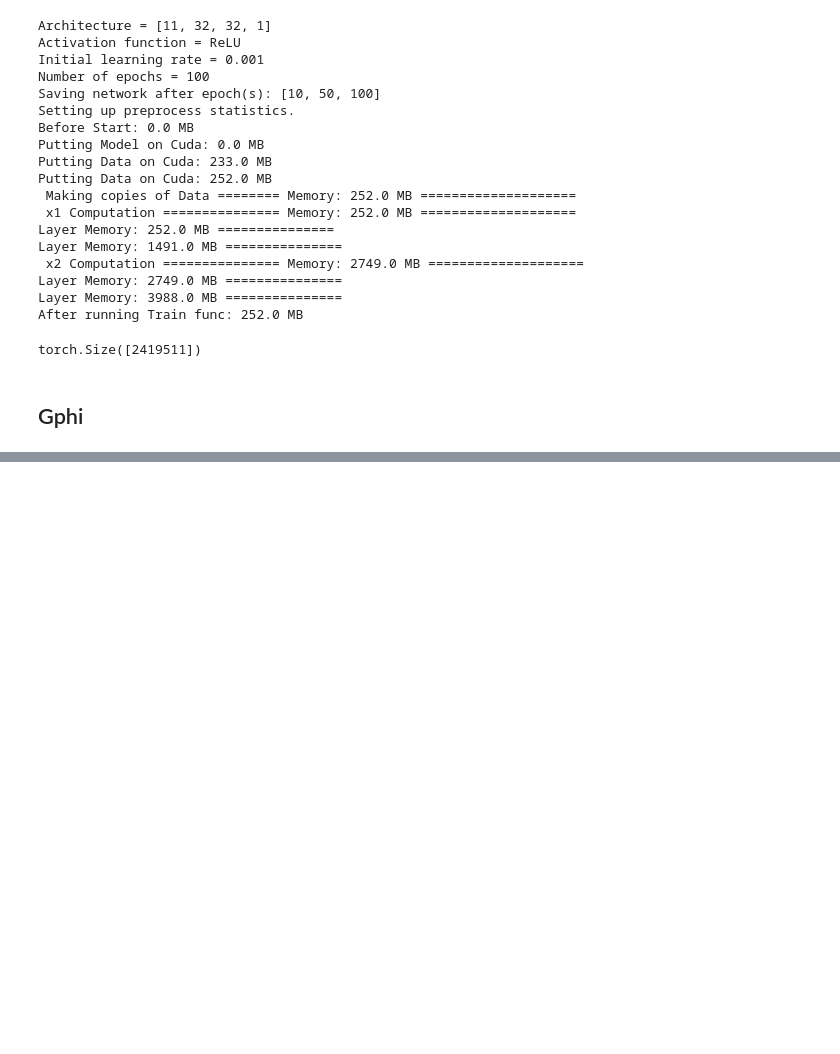
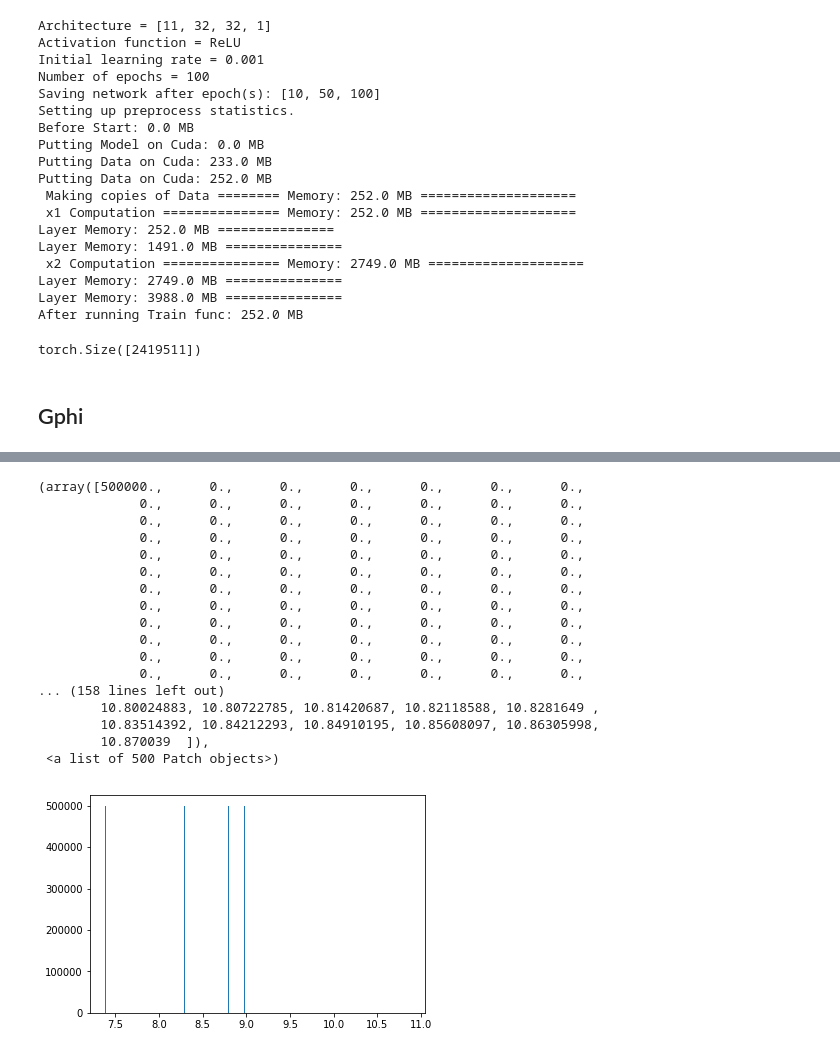
Before and after one commit to wulzer/ParametrizedClassifier, a Jupyter notebook: Example_Training.ipynb, the cells around one changed output, grey strips where cells are left out. Cells and saved outputs as stored; diff of their text form; code cells hidden in the pictures; blank space fills up the shorter version.

```diff
--- a/Example_Training.ipynb
+++ b/Example_Training.ipynb
@@ -274,0 +634,21 @@ KeyboardInterrupt:
+# %%
+plt.hist(torch.cat(td.BSMWeightsList),bins=500)
+# %% [output]
+(array([500000.,      0.,      0.,      0.,      0.,      0.,      0.,
+             0.,      0.,      0.,      0.,      0.,      0.,      0.,
+             0.,      0.,      0.,      0.,      0.,      0.,      0.,
+             0.,      0.,      0.,      0.,      0.,      0.,      0.,
+             0.,      0.,      0.,      0.,      0.,      0.,      0.,
+             0.,      0.,      0.,      0.,      0.,      0.,      0.,
+             0.,      0.,      0.,      0.,      0.,      0.,      0.,
+             0.,      0.,      0.,      0.,      0.,      0.,      0.,
+             0.,      0.,      0.,      0.,      0.,      0.,      0.,
+             0.,      0.,      0.,      0.,      0.,      0.,      0.,
+             0.,      0.,      0.,      0.,      0.,      0.,      0.,
+             0.,      0.,      0.,      0.,      0.,      0.,      0.,
+... (158 lines left out)
+        10.80024883, 10.80722785, 10.81420687, 10.82118588, 10.8281649 ,
+        10.83514392, 10.84212293, 10.84910195, 10.85608097, 10.86305998,
+        10.870039  ]),
+ <a list of 500 Patch objects>)
+[figure, added]
```
Also changed, not shown: parts of 27 cells of this notebook, 4 other files.
